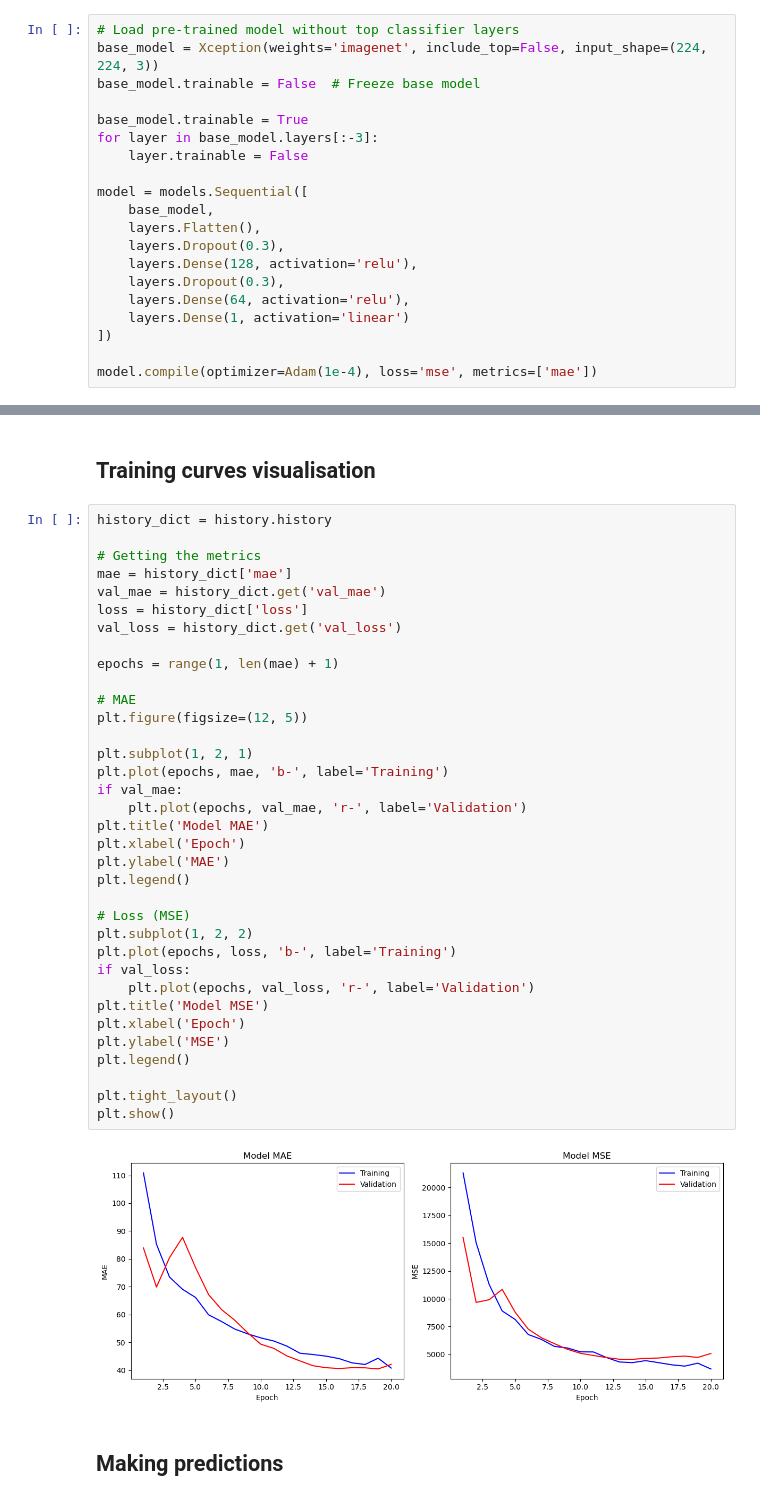
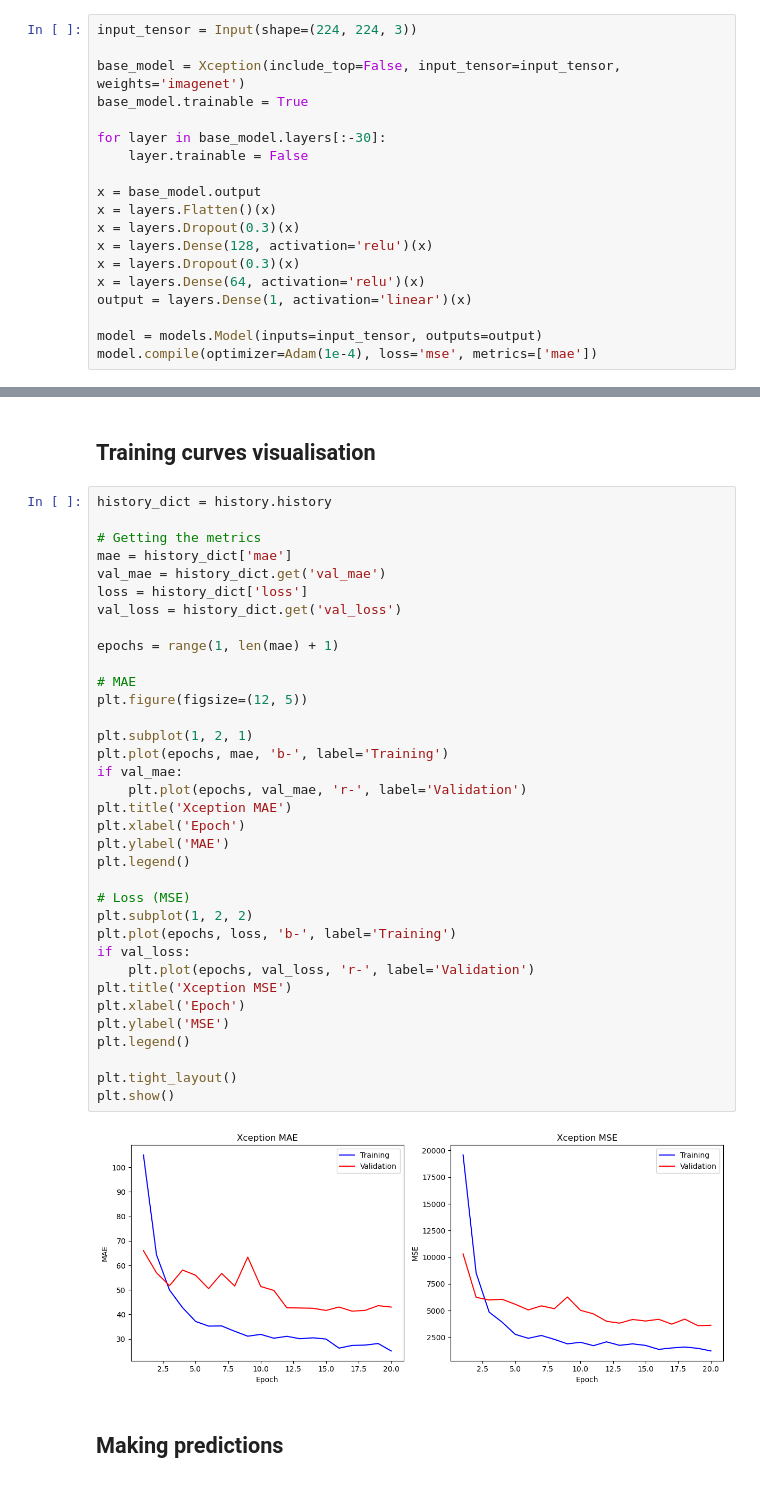
Before and after one commit to jakub-milasz/Crowd_Identification, a Jupyter notebook: xception.ipynb, the cells around one changed output, grey strips where cells are left out. Drawn from its saved outputs; the diff is of its cells as text.

```diff
--- a/xception.ipynb
+++ b/xception.ipynb
@@ -63,24 +73,23 @@ X_test, y_test = load_dataset('ShanghaiTech/part_B/test_data/images/', 'Shanghai
 # %% [markdown]
 ## Building the model
 # %%
-# Load pre-trained model without top classifier layers
-base_model = Xception(weights='imagenet', include_top=False, input_shape=(224, 224, 3))
-base_model.trainable = False  # Freeze base model
+input_tensor = Input(shape=(224, 224, 3))
 
+base_model = Xception(include_top=False, input_tensor=input_tensor, weights='imagenet')
 base_model.trainable = True
-for layer in base_model.layers[:-3]:
+
+for layer in base_model.layers[:-30]:
     layer.trainable = False
 
-model = models.Sequential([
-    base_model,
-    layers.Flatten(),
-    layers.Dropout(0.3),
-    layers.Dense(128, activation='relu'),
-    layers.Dropout(0.3),
-    layers.Dense(64, activation='relu'),
-    layers.Dense(1, activation='linear')
-])
+x = base_model.output
+x = layers.Flatten()(x)
+x = layers.Dropout(0.3)(x)
+x = layers.Dense(128, activation='relu')(x)
+x = layers.Dropout(0.3)(x)
+x = layers.Dense(64, activation='relu')(x)
+output = layers.Dense(1, activation='linear')(x)
 
+model = models.Model(inputs=input_tensor, outputs=output)
 model.compile(optimizer=Adam(1e-4), loss='mse', metrics=['mae'])
 # %% [markdown]
 ## Data augmentation and training the model
@@ -128,36 +137,36 @@ history_dict = history.history
 mae = history_dict['mae']
 val_mae = history_dict.get('val_mae')
 loss = history_dict['loss']
 val_loss = history_dict.get('val_loss')
 
 epochs = range(1, len(mae) + 1)
 
 # MAE
 plt.figure(figsize=(12, 5))
 
 plt.subplot(1, 2, 1)
 plt.plot(epochs, mae, 'b-', label='Training')
 if val_mae:
     plt.plot(epochs, val_mae, 'r-', label='Validation')
-plt.title('Model MAE')
+plt.title('Xception MAE')
 plt.xlabel('Epoch')
 plt.ylabel('MAE')
 plt.legend()
 
 # Loss (MSE)
 plt.subplot(1, 2, 2)
 plt.plot(epochs, loss, 'b-', label='Training')
 if val_loss:
     plt.plot(epochs, val_loss, 'r-', label='Validation')
-plt.title('Model MSE')
+plt.title('Xception MSE')
 plt.xlabel('Epoch')
 plt.ylabel('MSE')
 plt.legend()
 
 plt.tight_layout()
 plt.show()
 # %% [output]
-[figure, old version]
+[figure, new version]
 # %% [markdown]
 ## Making predictions
 # %%
```
Also changed, not shown: parts of 10 cells of this notebook, 27 other files.
